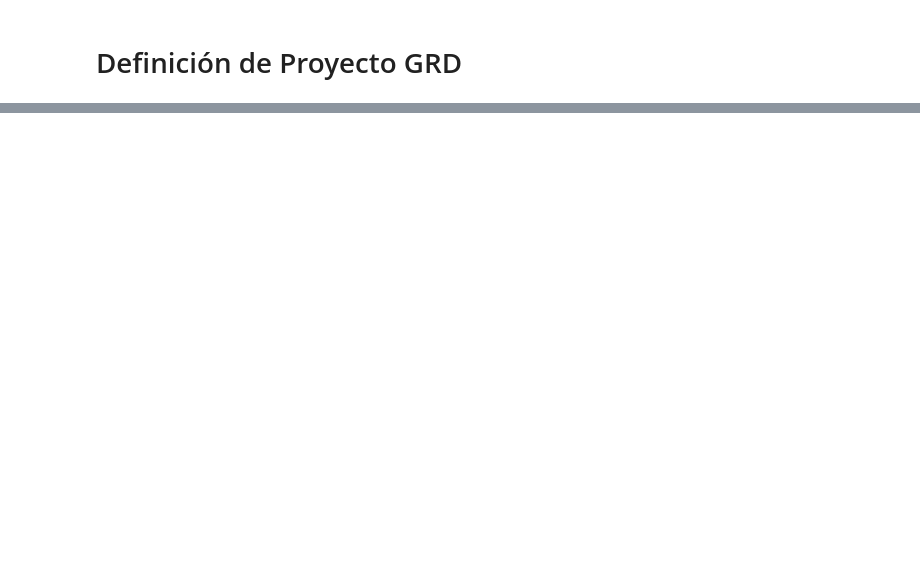
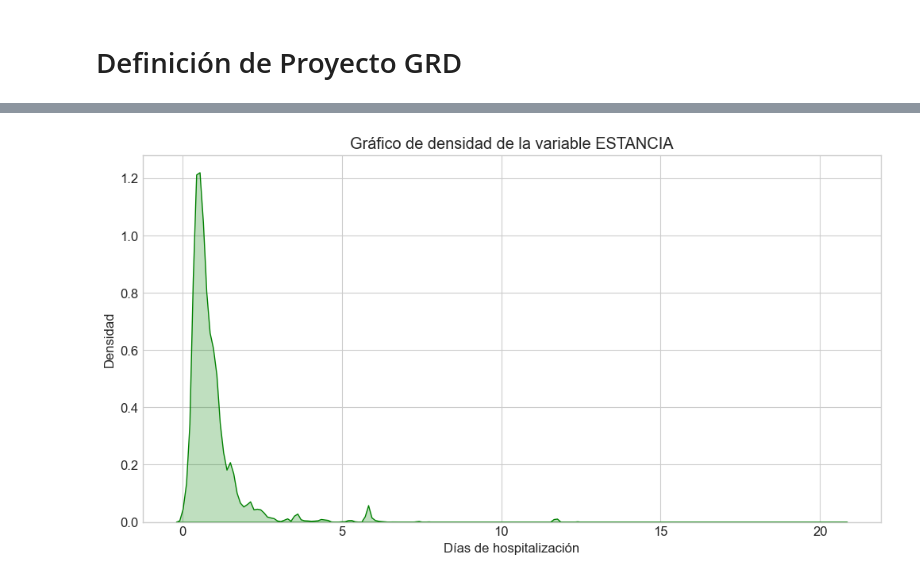
Before and after one commit to LuisPinoV/InferenciaEstadistica, a Jupyter notebook: notebooks/Definicion proyecto.ipynb, the cells around one changed output, grey strips where cells are left out. Drawn from its saved outputs; the diff is of its cells as text; code cells hidden in the pictures; blank space fills up the shorter version.

```diff
--- a/notebooks/Definicion proyecto.ipynb
+++ b/notebooks/Definicion proyecto.ipynb
@@ -102,0 +75,19 @@ Recuerde que un buen proyecto no solo aplica técnicas estadísticas correctamen
+# %%
+import pandas as pd
+import numpy as np
+import matplotlib.pyplot as plt
+import seaborn as sns
+from scipy import stats
+import statsmodels.api as sm
+from scipy.stats import norm, gamma, expon, lognorm, chi2, kstest, anderson
+import warnings
+warnings.filterwarnings('ignore')
+
+# Configuración de visualización
+plt.style.use('seaborn-v0_8-whitegrid')
+plt.rcParams['figure.figsize'] = (12, 6)
+plt.rcParams['font.size'] = 12
+sns.set_palette("deep")
+
+# Opcional: semilla para reproducibilidad
+np.random.seed(42)
@@ -102,0 +224,10 @@ Recuerde que un buen proyecto no solo aplica técnicas estadísticas correctamen
+# %%
+# Gráfico de densidad
+plt.figure(figsize=(12, 6))
+sns.kdeplot(df['IR_29301_PESO'], shade=True, color='green')
+plt.title('Gráfico de densidad de la variable ESTANCIA')
+plt.xlabel('Días de hospitalización')
+plt.ylabel('Densidad')
+plt.show()
+# %% [output]
+[figure, added]
```
Also changed, not shown: parts of 20 cells of this notebook, 2 other files.
